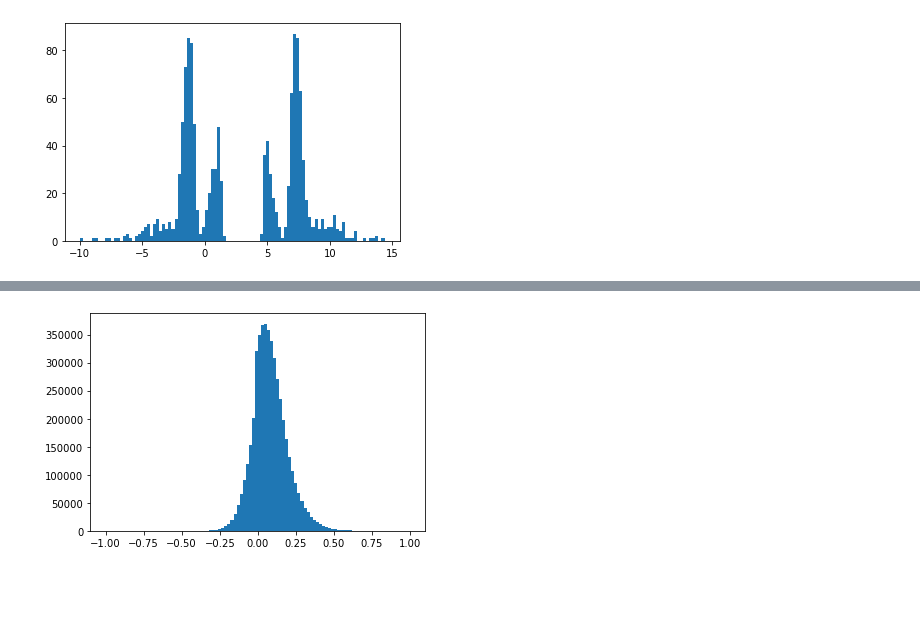
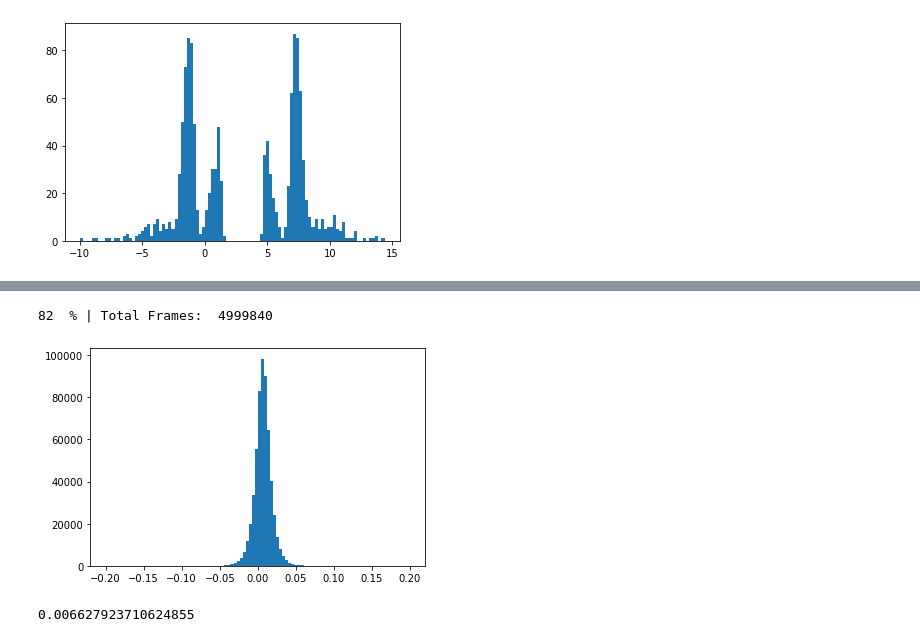
Before and after one commit to maximilianKoeper/melp, a Jupyter notebook: jupyter-notbooks/example_taft_v2_cosmic.ipynb, the cells around one changed output, grey strips where cells are left out. Cells and saved outputs as stored; diff of their text form; code cells hidden in the pictures; blank space fills up the shorter version.

```diff
--- a/jupyter-notbooks/example_taft_v2_cosmic.ipynb
+++ b/jupyter-notbooks/example_taft_v2_cosmic.ipynb
@@ -16,8 +16,8 @@ Welcome to JupyROOT 6.24/06
 # %% [markdown]
 ## Creating/Loading detector with misalignment
 # %%
-mu3e_detector = Detector.initFromROOT("./run42_20000.root")
-#mu3e_detector = Detector.initFromSave("./save_file_3mio_iter2.taft")
+#mu3e_detector = Detector.initFromROOT("./run42_20000.root")
+mu3e_detector = Detector.initFromSave("test2.det")
 # %% [output]
 ------------------------------
 Detector information
@@ -88,13 +122,19 @@ options={
     "ttree_loc": "alignment/mu3e",
     "mc_primary": True,
     "tof": False,
-    "station": 1
+    "station": 2
 }
 
 
-hist_z = melp.taft.cosmic_tof_correction("../../Downloads/mu3e_sorted_000002_cosmic.root", mu3e_detector, **options)
+hist_z = melp.taft.cosmic_tof_correction("/run/media/maximilian/Volume/mu3e_sorted_000002_cosmic.root", mu3e_detector, **options)
+# %% [output]
+82  % | Total Frames:  4999840
 # %%
-plt.hist(hist_z, bins=100, range=(-1,1))
+plt.hist(hist_z, bins=100, range=(-0.2,0.2))
 plt.show()
 # %% [output]
-[figure, old version]
+[figure, new version]
+# %%
+print(np.mean(hist_z))
+# %% [output]
+0.006627923710624855
```
Also changed, not shown: parts of 7 cells of this notebook, 4 other files.
